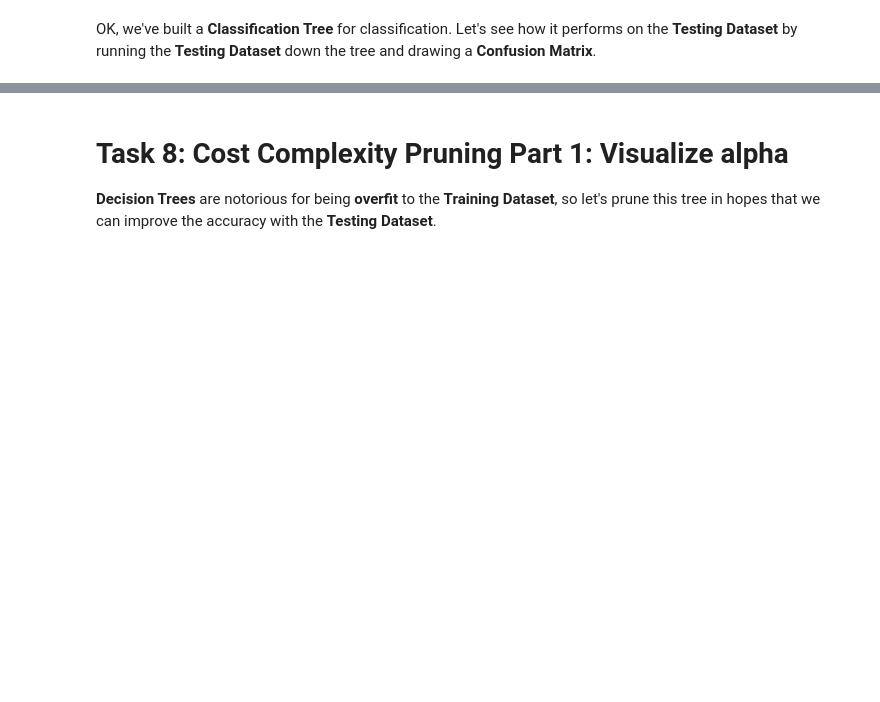
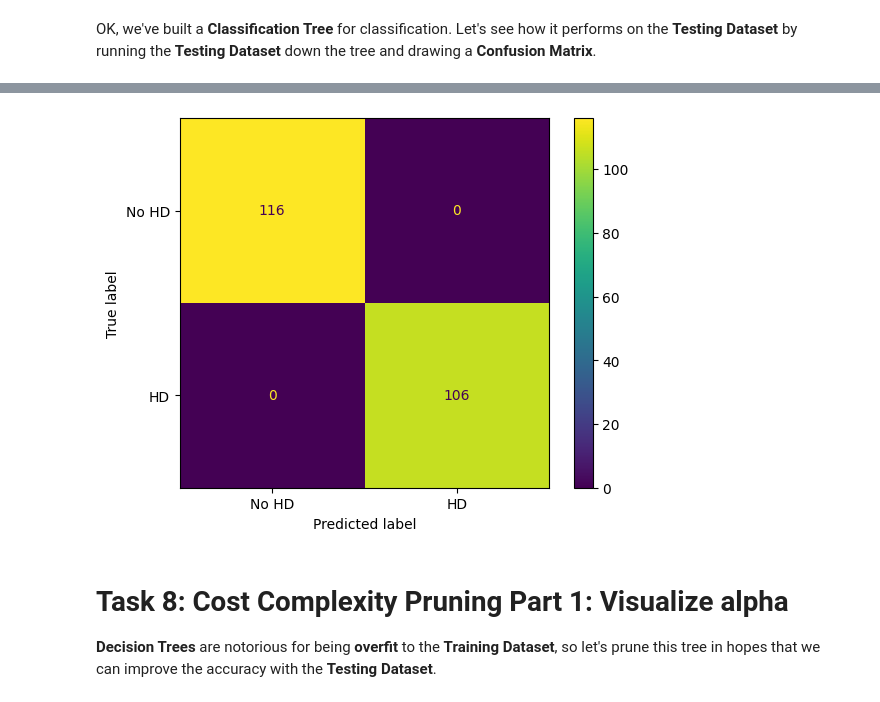
Before and after one commit to MassGH2023/Supervised-Machine-Learning-Classification, a Jupyter notebook: classification_trees.ipynb, the cells around one changed output, grey strips where cells are left out. Cells and saved outputs as stored; diff of their text form; code cells hidden in the pictures; blank space fills up the shorter version.

```diff
--- a/classification_trees.ipynb
+++ b/classification_trees.ipynb
@@ -155,2 +244,5 @@ Now let's count the number of rows in the full dataset.
 # %% [markdown]
 So 6 of the **303** rows, or **2%**, contain missing values. Since **303 - 6 = 297**, and **297** is plenty of data to build a classification tree, we will remove the rows with missing values, rather than try to impute their values. We do this by selecting all of the rows that do not contain question marks in either the **ca** or **thal** columns:
+# %%
+df_new = df.loc[(df['ca'] != "?") & (df['thal'] != "?")]
+df_new.shape
@@ -179,3 +315,5 @@ We will use the conventional notation of `X` (capital **X**) to represent the co
 The reason we deal with missing data before splitting it into **X** and **y** is that if we remove rows, splitting after ensures that each row in **X** correctly corresponds with the appropriate value in **y**.
 
 **NOTE:** In the code below we are using `copy()` to copy the data *by value*. By default, pandas uses copy *by reference*. Using `copy()` ensures that the original data `df_no_missing` is not modified when we modify `X` or `y`. In other words, if we make a mistake when we are formatting the columns for classification trees, we can just re-copy `df_no_missing`, rather than have to reload the original data and  remove the missing values etc.
+# %%
+X = df_new.drop('hd', axis = 1).copy()
@@ -181,0 +329,2 @@ The reason we deal with missing data before splitting it into **X** and **y** is
+# %%
+y = df_new['hd'].copy()
@@ -281,5 +548,12 @@ In the confusion matrix, we see that of the **25 + 17 = 42** people that did not
 
 ----
+# %%
+cm_train = confusion_matrix(y_train, clf_dt.predict(X_train), labels = [0, 1] )
+disp_tr = ConfusionMatrixDisplay(confusion_matrix=cm_train,
+                               display_labels=["No HD", "HD"])
+disp_tr.plot();
+# %% [output]
+[figure, added]
 # %% [markdown]
 <a id="prune-tree"></a>
 # Task 8: Cost Complexity Pruning Part 1: Visualize alpha
```
Also changed, not shown: parts of 46 cells of this notebook.
